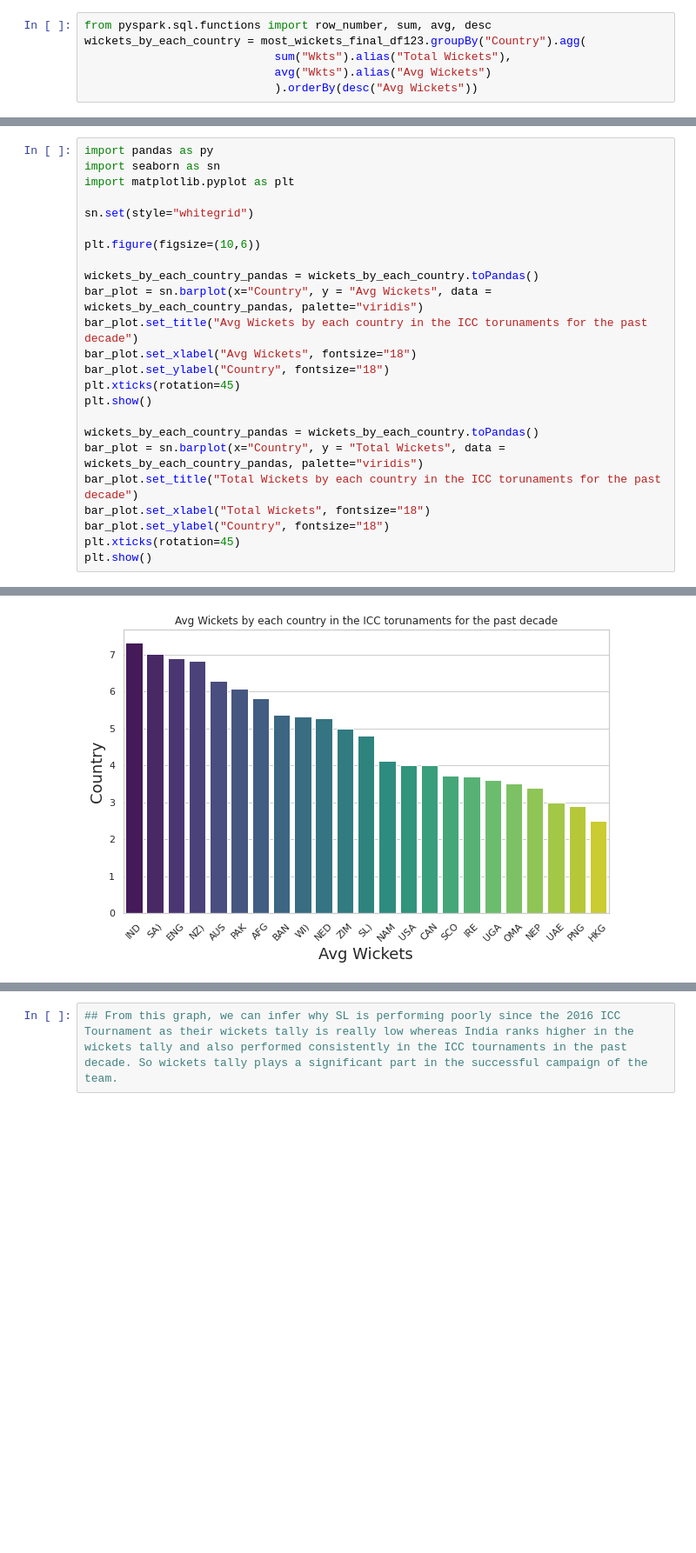
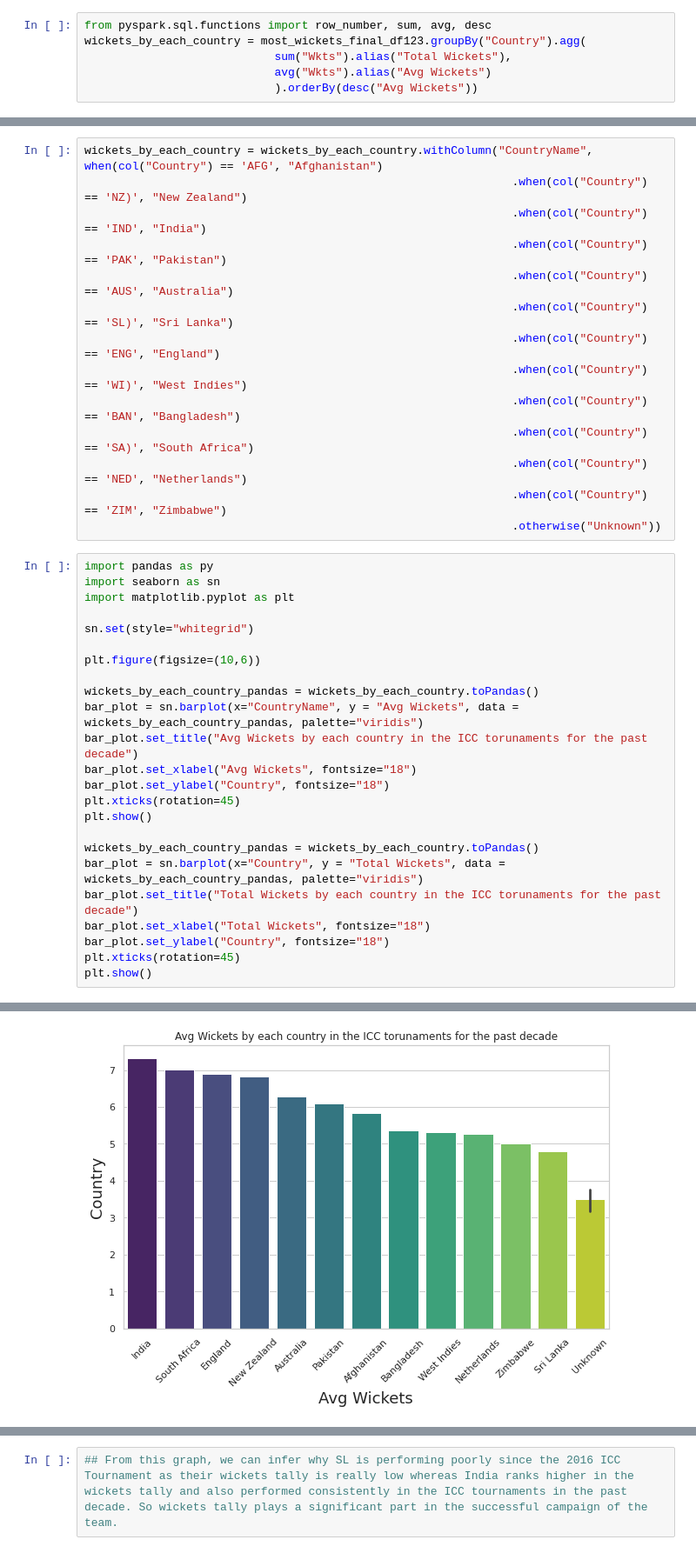
Before and after one commit to aadhityaalagappan/ICC-CT-Analysis, a Jupyter notebook: ICC CT Analysis.ipynb, the cells around one changed output, grey strips where cells are left out. Shown: that part at 87% size. Cells and saved outputs as stored; diff of their text form; blank space fills up the shorter version.

```diff
--- a/ICC CT Analysis.ipynb
+++ b/ICC CT Analysis.ipynb
@@ -368,4 +368,18 @@ wickets_by_each_country.show(12)
 only showing top 12 rows
+# %%
+wickets_by_each_country = wickets_by_each_country.withColumn("CountryName",  when(col("Country") == 'AFG', "Afghanistan")
+                                                               .when(col("Country") == 'NZ)', "New Zealand")
+                                                               .when(col("Country") == 'IND', "India")
+                                                               .when(col("Country") == 'PAK', "Pakistan")
+                                                               .when(col("Country") == 'AUS', "Australia")
+                                                               .when(col("Country") == 'SL)', "Sri Lanka")
+                                                               .when(col("Country") == 'ENG', "England")
+                                                               .when(col("Country") == 'WI)', "West Indies")
+                                                               .when(col("Country") == 'BAN', "Bangladesh")
+                                                               .when(col("Country") == 'SA)', "South Africa")
+                                                               .when(col("Country") == 'NED', "Netherlands")
+                                                               .when(col("Country") == 'ZIM', "Zimbabwe")
+                                                               .otherwise("Unknown"))
 # %%
 import pandas as py
 import seaborn as sn
@@ -376,7 +390,7 @@ sn.set(style="whitegrid")
 plt.figure(figsize=(10,6))
 
 wickets_by_each_country_pandas = wickets_by_each_country.toPandas()
-bar_plot = sn.barplot(x="Country", y = "Avg Wickets", data = wickets_by_each_country_pandas, palette="viridis")
+bar_plot = sn.barplot(x="CountryName", y = "Avg Wickets", data = wickets_by_each_country_pandas, palette="viridis")
 bar_plot.set_title("Avg Wickets by each country in the ICC torunaments for the past decade")
 bar_plot.set_xlabel("Avg Wickets", fontsize="18")
 bar_plot.set_ylabel("Country", fontsize="18")
@@ -395,4 +408,4 @@ plt.show()
-[figure, old version]
+[figure, new version]
 [figure]
 # %%
 ## From this graph, we can infer why SL is performing poorly since the 2016 ICC Tournament as their wickets tally is really low whereas India ranks higher in the wickets tally and also performed consistently in the ICC tournaments in the past decade. So wickets tally plays a significant part in the successful campaign of the team.
```
Also changed, not shown: parts of 22 cells of this notebook.
